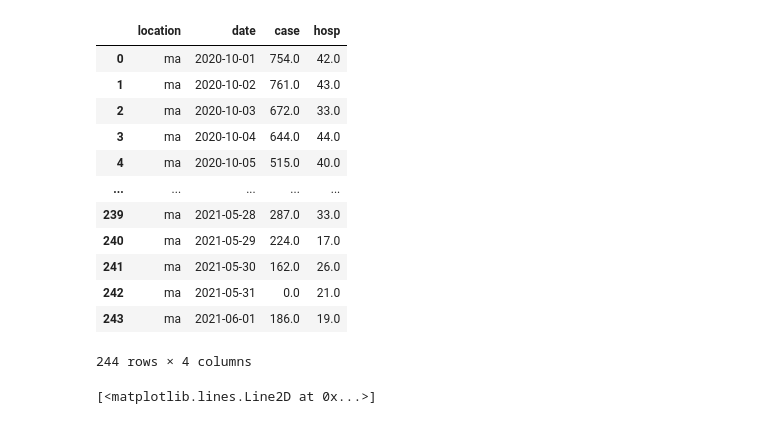
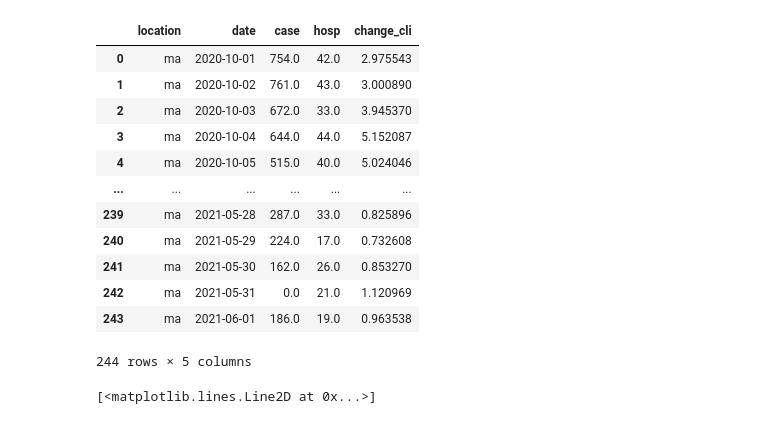
Before and after one commit to elray1/sarix, a Jupyter notebook: demo.ipynb, the cells around one changed output. Saved outputs shown, nothing was run; the diff lists cells and outputs as text; code cells hidden in the pictures.

```diff
--- a/demo.ipynb
+++ b/demo.ipynb
@@ -14,13 +14,15 @@ from datetime import date
 # %%
 def load_data(as_of = None, end_day = "2021-07-01"):
     """
-    Load data for MA cases and hosps from covidcast
+    Load data for MA Change healthcare CLI, cases, and hosps from covidcast
+
     Parameters
     ----------
     as_of: string of date in YYYY-MM-DD format.
         Default to None.
     end_day: string of date in YYYY-MM-DD format.
         Default to "2021-07-01"
+
     Returns
     -------
     df: data frame
@@ -29,47 +31,59 @@ def load_data(as_of = None, end_day = "2021-07-01"):
     """
     # load hospitalizations
     hosp_df = covidcast.signal(data_source="hhs",
                                signal="confirmed_admissions_covid_1d",
                                start_day=date.fromisoformat("2020-10-01"),
                                end_day=date.fromisoformat(end_day),
                                geo_type="state",
                                geo_values="ma",
                                as_of=as_of)
     hosp_df = hosp_df[["geo_value", "time_value", "value"]]
     hosp_df.columns = ["location", "date", "hosp"]
 
     # load cases
     case_df = covidcast.signal(data_source="jhu-csse",
                           signal="confirmed_incidence_num",
                           start_day=date.fromisoformat("2020-10-01"),
                           end_day=date.fromisoformat(end_day),
                           geo_type="state",
                           geo_values="ma",
                           as_of=None)
     case_df = case_df[["geo_value", "time_value", "value"]]
     case_df.columns = ["location", "date", "case"]
 
+    # load cases
+    change_cli_df = covidcast.signal(data_source="chng",
+                          signal="smoothed_outpatient_cli",
+                          start_day=date.fromisoformat("2020-10-01"),
+                          end_day=date.fromisoformat(end_day),
+                          geo_type="state",
+                          geo_values="ma",
+                          as_of=None)
+    change_cli_df = change_cli_df[["geo_value", "time_value", "value"]]
+    change_cli_df.columns = ["location", "date", "change_cli"]
+
     # merge
-    df = case_df.merge(hosp_df, on=["location", "date"], how = "left")
+    df = case_df.merge(hosp_df, on=["location", "date"], how = "left") \
+        .merge(change_cli_df, on=["location", "date"], how = "left")
 
     return df
 
 df = load_data(end_day="2021-06-01")
 df
 # %% [output]
-|  | location | date | case | hosp |
-| 0 | ma | 2020-10-01 | 754.0 | 42.0 |
-| 1 | ma | 2020-10-02 | 761.0 | 43.0 |
-| 2 | ma | 2020-10-03 | 672.0 | 33.0 |
-| 3 | ma | 2020-10-04 | 644.0 | 44.0 |
-| 4 | ma | 2020-10-05 | 515.0 | 40.0 |
-| ... | ... | ... | ... | ... |
-| 239 | ma | 2021-05-28 | 287.0 | 33.0 |
-| 240 | ma | 2021-05-29 | 224.0 | 17.0 |
-| 241 | ma | 2021-05-30 | 162.0 | 26.0 |
-| 242 | ma | 2021-05-31 | 0.0 | 21.0 |
-| 243 | ma | 2021-06-01 | 186.0 | 19.0 |
+|  | location | date | case | hosp | change_cli |
+| 0 | ma | 2020-10-01 | 754.0 | 42.0 | 2.975543 |
+| 1 | ma | 2020-10-02 | 761.0 | 43.0 | 3.000890 |
+| 2 | ma | 2020-10-03 | 672.0 | 33.0 | 3.945370 |
+| 3 | ma | 2020-10-04 | 644.0 | 44.0 | 5.152087 |
+| 4 | ma | 2020-10-05 | 515.0 | 40.0 | 5.024046 |
+| ... | ... | ... | ... | ... | ... |
+| 239 | ma | 2021-05-28 | 287.0 | 33.0 | 0.825896 |
+| 240 | ma | 2021-05-29 | 224.0 | 17.0 | 0.732608 |
+| 241 | ma | 2021-05-30 | 162.0 | 26.0 | 0.853270 |
+| 242 | ma | 2021-05-31 | 0.0 | 21.0 | 1.120969 |
+| 243 | ma | 2021-06-01 | 186.0 | 19.0 | 0.963538 |
-244 rows × 4 columns
+244 rows × 5 columns
 # %%
 plt.plot(df.case)
 # %% [output]
```
Also changed, not shown: parts of 12 cells of this notebook, 1 other file.
